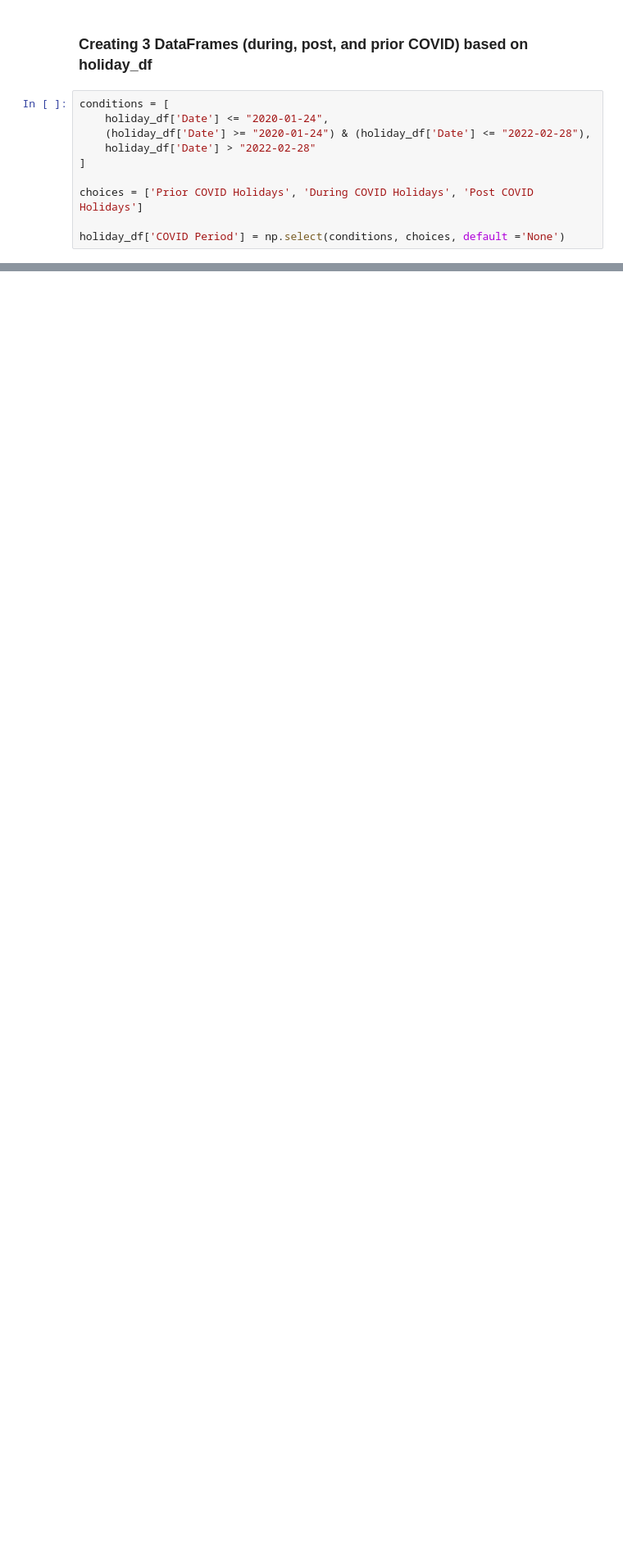
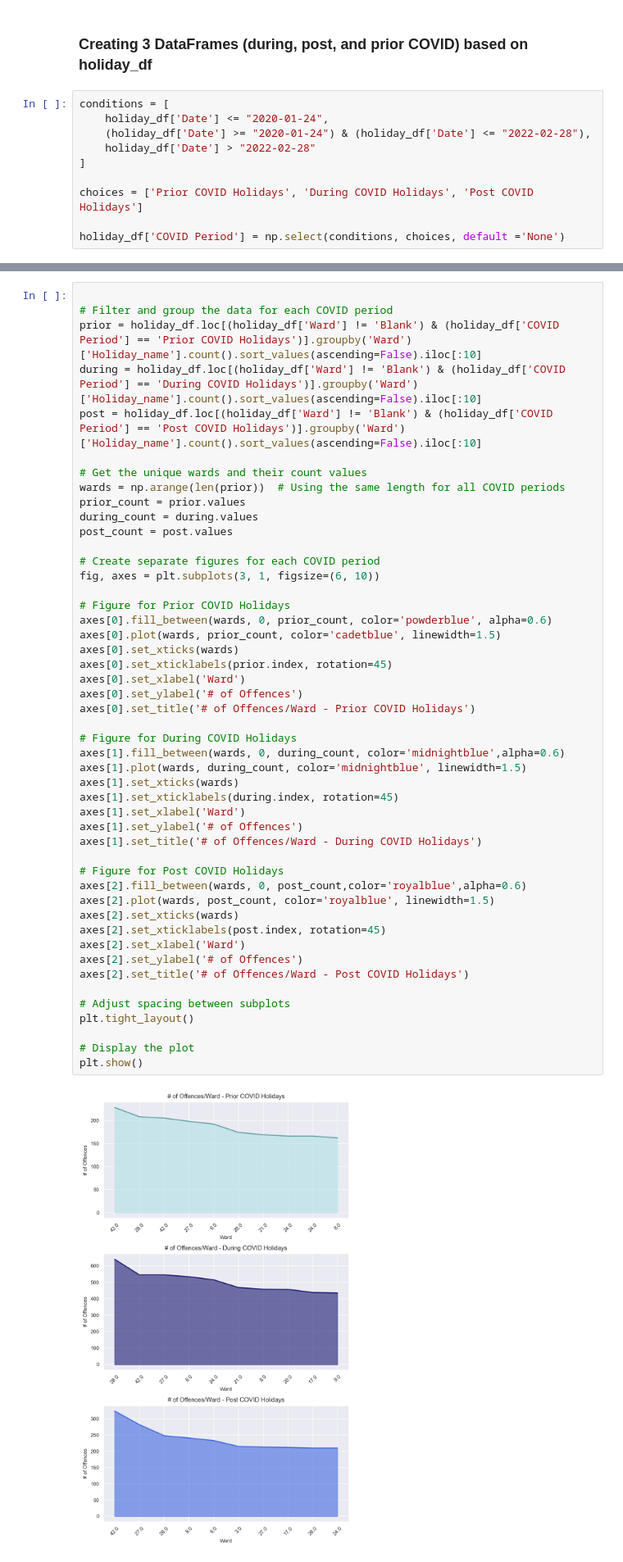
Before and after one commit to Kokolipa/crime_analysis, a Jupyter notebook: holiday_seasons/Analysis_Question3.ipynb, the cells around one changed output, grey strips where cells are left out. Shown at 82% size. Cells and saved outputs as stored; diff of their text form; blank space fills up the shorter version.

```diff
--- a/holiday_seasons/Analysis_Question3.ipynb
+++ b/holiday_seasons/Analysis_Question3.ipynb
@@ -194,0 +288,50 @@ plt.show()
+# %%
+
+# Filter and group the data for each COVID period
+prior = holiday_df.loc[(holiday_df['Ward'] != 'Blank') & (holiday_df['COVID Period'] == 'Prior COVID Holidays')].groupby('Ward')['Holiday_name'].count().sort_values(ascending=False).iloc[:10]
+during = holiday_df.loc[(holiday_df['Ward'] != 'Blank') & (holiday_df['COVID Period'] == 'During COVID Holidays')].groupby('Ward')['Holiday_name'].count().sort_values(ascending=False).iloc[:10]
+post = holiday_df.loc[(holiday_df['Ward'] != 'Blank') & (holiday_df['COVID Period'] == 'Post COVID Holidays')].groupby('Ward')['Holiday_name'].count().sort_values(ascending=False).iloc[:10]
+
+# Get the unique wards and their count values
+wards = np.arange(len(prior))  # Using the same length for all COVID periods
+prior_count = prior.values
+during_count = during.values
+post_count = post.values
+
+# Create separate figures for each COVID period
+fig, axes = plt.subplots(3, 1, figsize=(6, 10))
+
+# Figure for Prior COVID Holidays
+axes[0].fill_between(wards, 0, prior_count, color='powderblue', alpha=0.6)
+axes[0].plot(wards, prior_count, color='cadetblue', linewidth=1.5)
+axes[0].set_xticks(wards)
+axes[0].set_xticklabels(prior.index, rotation=45)
+axes[0].set_xlabel('Ward')
+axes[0].set_ylabel('# of Offences')
+axes[0].set_title('# of Offences/Ward - Prior COVID Holidays')
+
+# Figure for During COVID Holidays
+axes[1].fill_between(wards, 0, during_count, color='midnightblue',alpha=0.6)
+axes[1].plot(wards, during_count, color='midnightblue', linewidth=1.5)
+axes[1].set_xticks(wards)
+axes[1].set_xticklabels(during.index, rotation=45)
+axes[1].set_xlabel('Ward')
+axes[1].set_ylabel('# of Offences')
+axes[1].set_title('# of Offences/Ward - During COVID Holidays')
+
+# Figure for Post COVID Holidays
+axes[2].fill_between(wards, 0, post_count,color='royalblue',alpha=0.6)
+axes[2].plot(wards, post_count, color='royalblue', linewidth=1.5)
+axes[2].set_xticks(wards)
+axes[2].set_xticklabels(post.index, rotation=45)
+axes[2].set_xlabel('Ward')
+axes[2].set_ylabel('# of Offences')
+axes[2].set_title('# of Offences/Ward - Post COVID Holidays')
+
+# Adjust spacing between subplots
+plt.tight_layout()
+
+# Display the plot
+plt.show()
+# %% [output]
+[figure, added]
```
Also changed, not shown: parts of 12 cells of this notebook.
